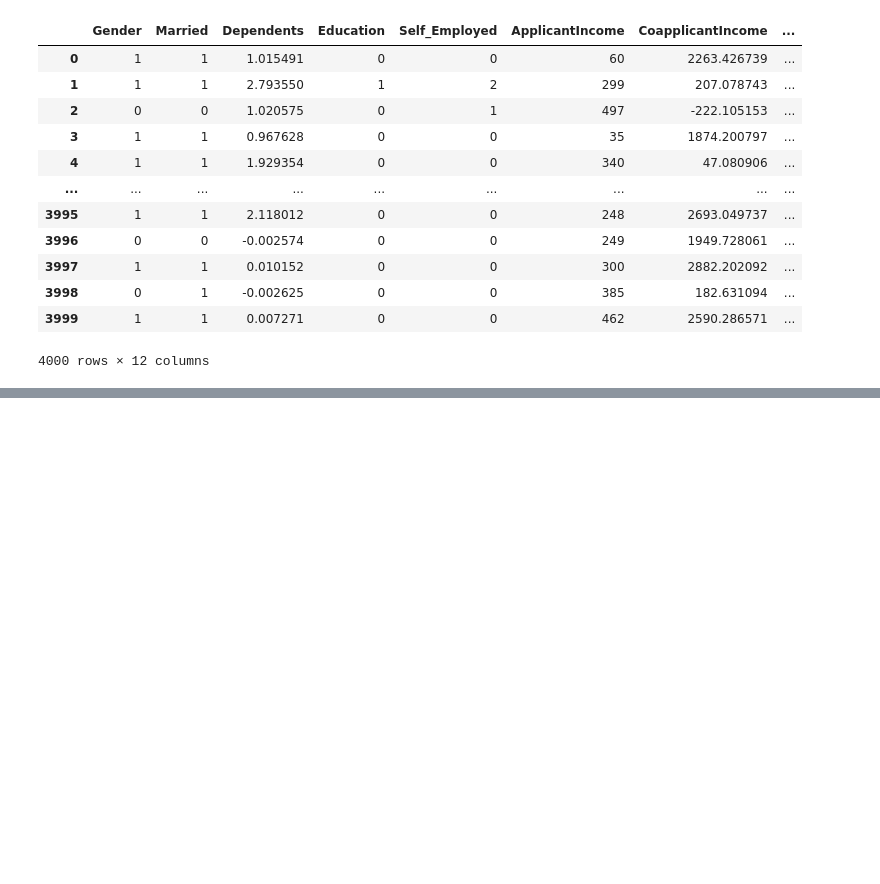
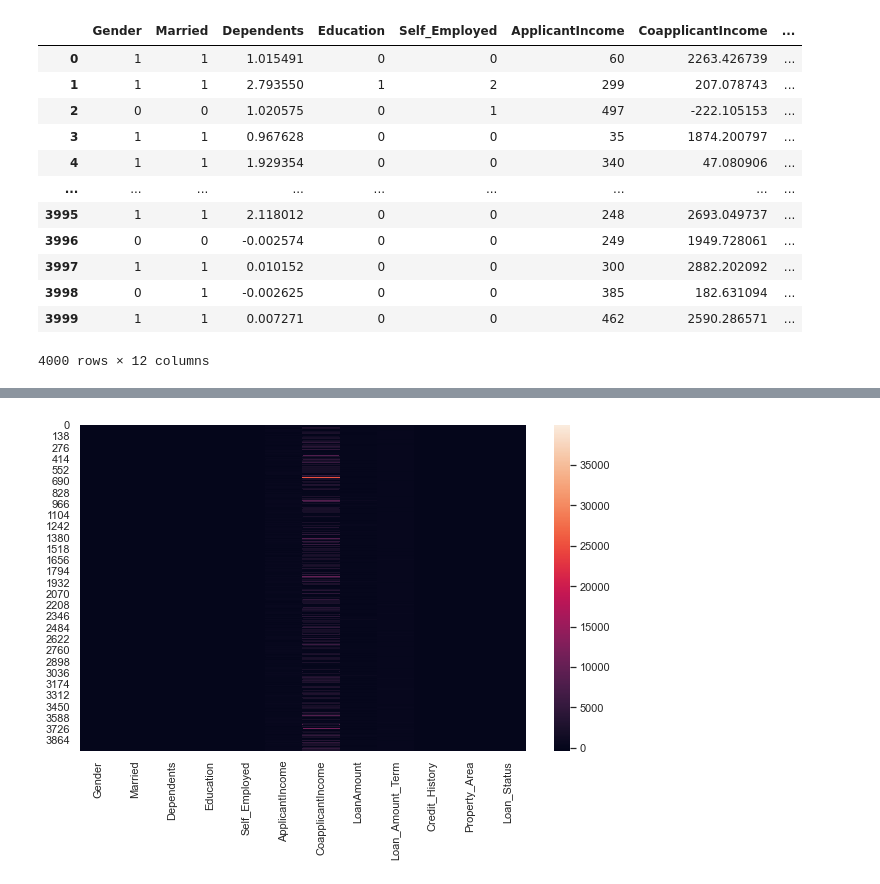
Before and after one commit to wessware/credit_worth_evaluation_ML_modelling, a Jupyter notebook: synthesizer/GAN.ipynb, the cells around one changed output, grey strips where cells are left out. Drawn from its saved outputs; the diff is of its cells as text; code cells hidden in the pictures; blank space fills up the shorter version.

```diff
--- a/synthesizer/GAN.ipynb
+++ b/synthesizer/GAN.ipynb
@@ -162,0 +182,5 @@ df_3
+# %%
+sns.set()
+ax = sns.heatmap(df_3)
+# %% [output]
+[figure, added]
```
Also changed, not shown: parts of 5 cells of this notebook, 4 other files.
